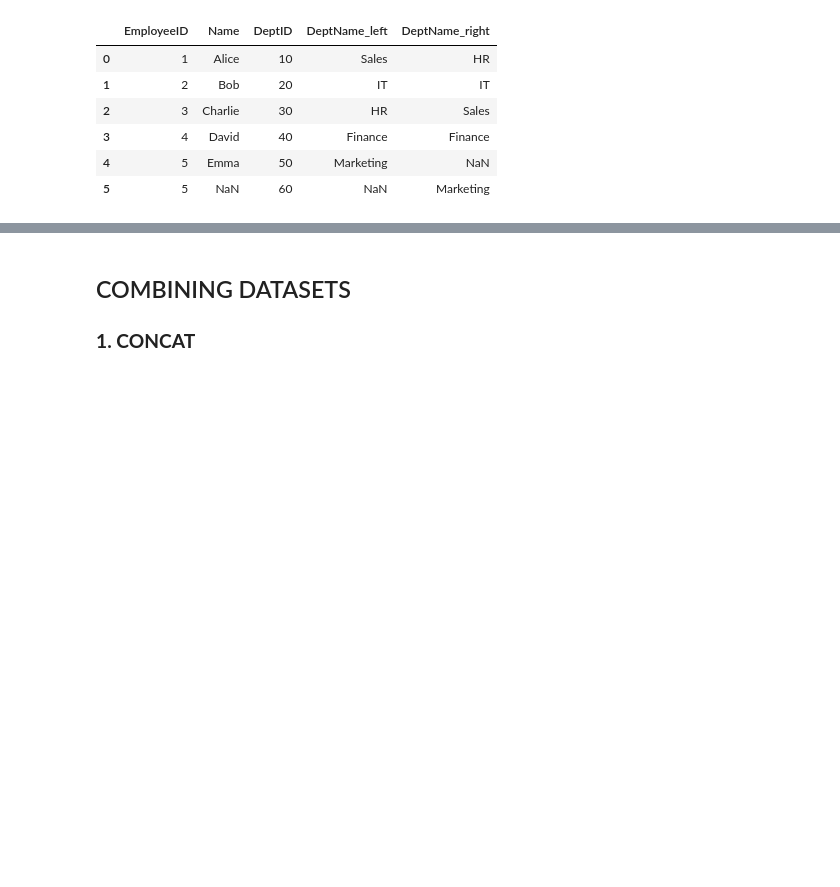
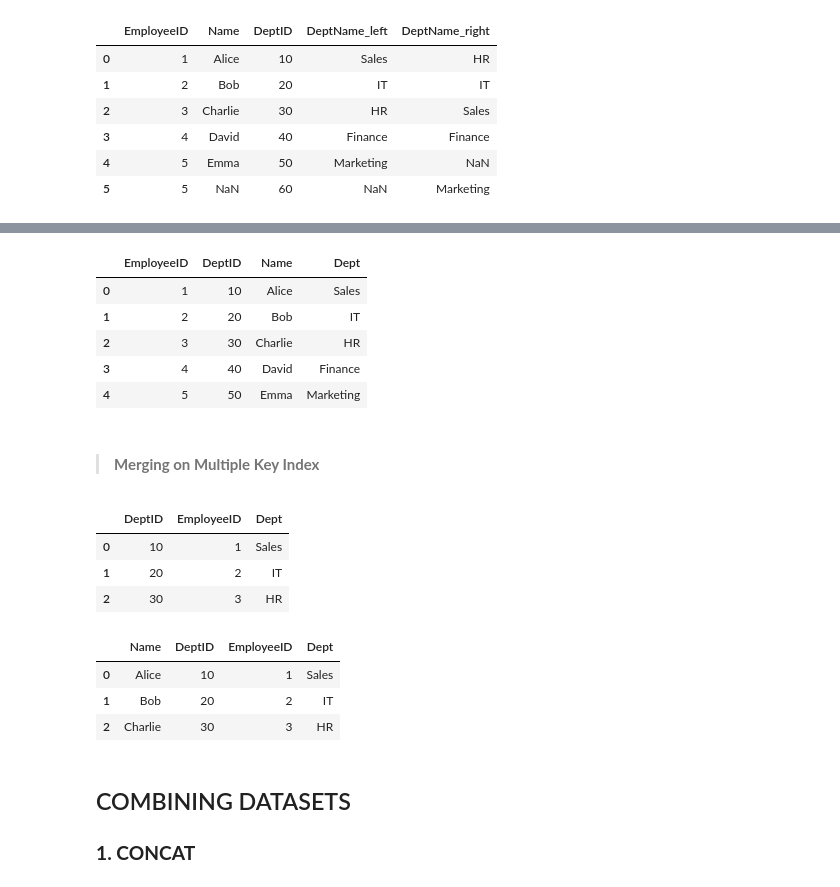
Before and after one commit to Craphtr/Python-Essentials-For-Machine-Learning, a Jupyter notebook: 07_Data_Wrangling_in_Pandas.ipynb, the cells around one changed output, grey strips where cells are left out. Saved outputs shown, nothing was run; the diff lists cells and outputs as text; code cells hidden in the pictures; blank space fills up the shorter version.

Commit message:
updated with merging on Hierarchical Indices

```diff
--- a/07_Data_Wrangling_in_Pandas.ipynb
+++ b/07_Data_Wrangling_in_Pandas.ipynb
@@ -275,0 +315,5 @@ pd.merge(dframe1,dframe2,how='outer',on=['EmployeeID','DeptID'],suffixes=('_left
+# %%
+dd1 = pd.DataFrame({'EmployeeID':[1,2,3,4,5],'Name':['Alice','Bob','Charlie','David','Emma'],
+                        'DeptID':[10,20,30,40,50]})
+dd1.set_index(['EmployeeID','DeptID'],inplace=True)
+dd1
@@ -275,0 +328,3 @@ pd.merge(dframe1,dframe2,how='outer',on=['EmployeeID','DeptID'],suffixes=('_left
+# %%
+dd2 = pd.DataFrame({'DeptID':[10,20,30,40,50],'EmployeeID':[1,2,3,4,5],'Dept':['Sales','IT','HR','Finance','Marketing']})
+dd2
@@ -276,3 +338,29 @@ pd.merge(dframe1,dframe2,how='outer',on=['EmployeeID','DeptID'],suffixes=('_left
+# %%
+pd.merge(dd1,dd2,on=['EmployeeID','DeptID'],suffixes=('_left','_right'))
+# %% [output]
+|  | EmployeeID | DeptID | Name | Dept |
+| 0 | 1 | 10 | Alice | Sales |
+| 1 | 2 | 20 | Bob | IT |
+| 2 | 3 | 30 | Charlie | HR |
+| 3 | 4 | 40 | David | Finance |
+| 4 | 5 | 50 | Emma | Marketing |
+# %% [markdown]
+> #### **Merging on Multiple Key Index**
+# %%
+dd3 = pd.DataFrame({'DeptID':[10,20,30],'EmployeeID':[1,2,3],'Dept':['Sales','IT','HR']})
+dd3
+# %% [output]
+|  | DeptID | EmployeeID | Dept |
+| 0 | 10 | 1 | Sales |
+| 1 | 20 | 2 | IT |
+| 2 | 30 | 3 | HR |
+# %%
+pd.merge(dd1,dd3,right_on=['EmployeeID','DeptID'],suffixes=('_left','_right'))
+# %% [output]
+|  | Name | DeptID | EmployeeID | Dept |
+| 0 | Alice | 10 | 1 | Sales |
+| 1 | Bob | 20 | 2 | IT |
+| 2 | Charlie | 30 | 3 | HR |
 # %% [markdown]
 ## COMBINING DATASETS
 
```
Also changed, not shown: parts of 7 cells of this notebook.
